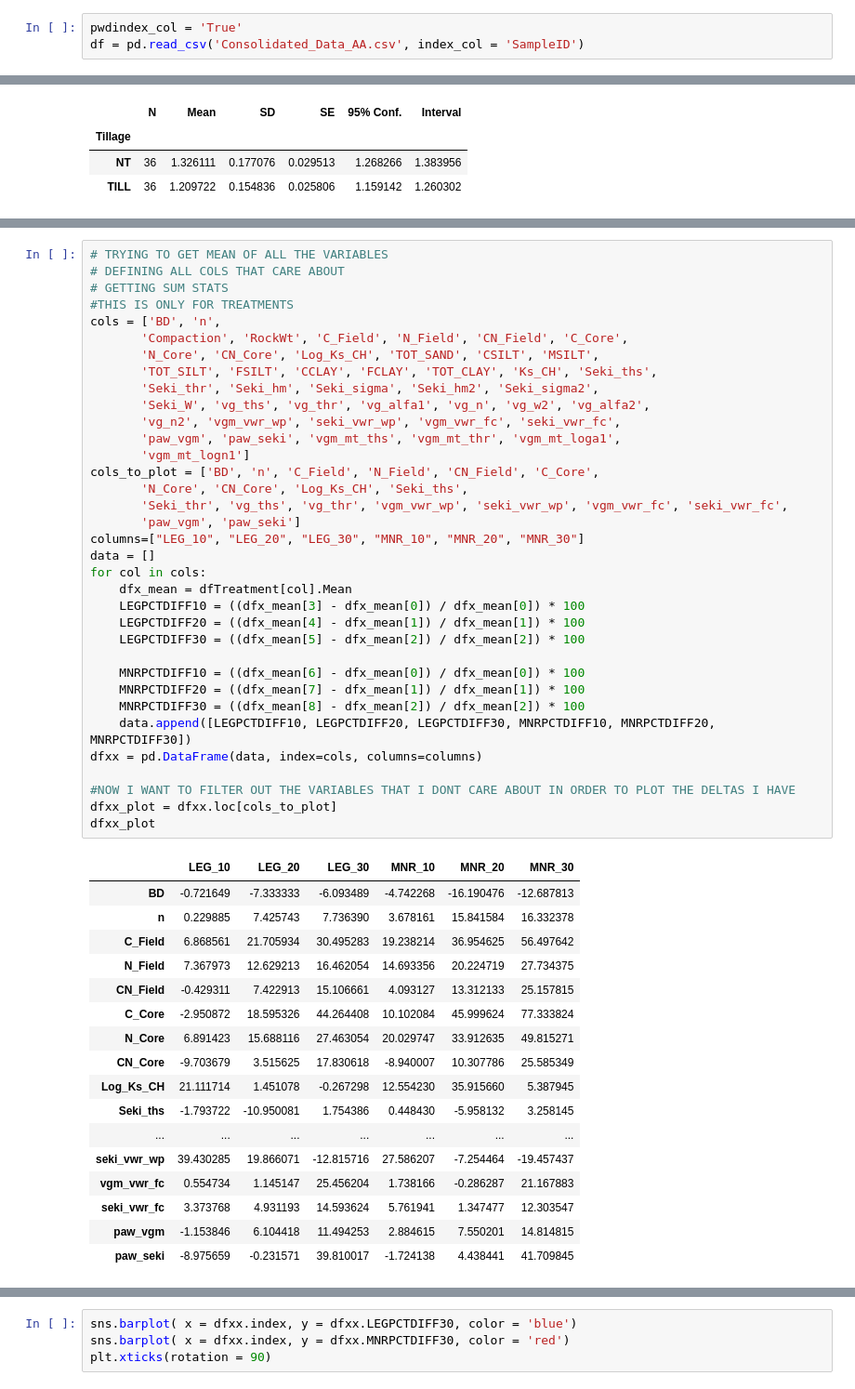
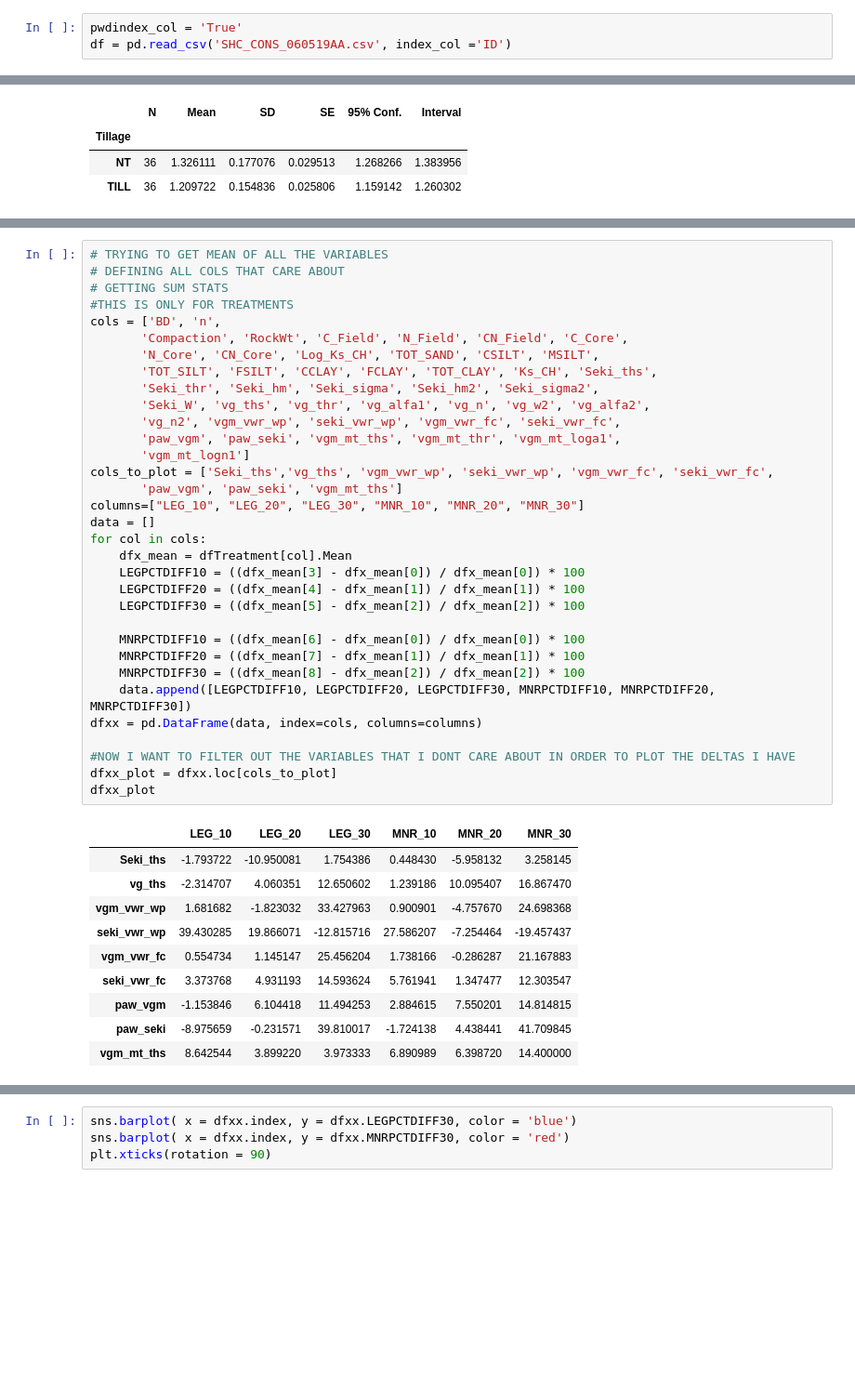
Before and after one commit to alfah13/Thesis_Data_Analysis, a Jupyter notebook: RI_Thesis_CN.ipynb, the cells around one changed output, grey strips where cells are left out. Shown at 93% size. Cells and saved outputs as stored; diff of their text form; blank space fills up the shorter version.

```diff
--- a/RI_Thesis_CN.ipynb
+++ b/RI_Thesis_CN.ipynb
@@ -23,4 +26,4 @@ cd C:\Users\Alfahham\Desktop\pythonproj\PCA
 C:\Users\Alfahham\Desktop\pythonproj\PCA
 # %%
 pwdindex_col = 'True'
-df = pd.read_csv('Consolidated_Data_AA.csv', index_col = 'SampleID')
+df = pd.read_csv('SHC_CONS_060519AA.csv', index_col ='ID')
@@ -200,53 +419,44 @@ dfTillage = rp.summary_cont(df.groupby(['Tillage', 'Depth']))[cols]
 # GETTING SUM STATS
 #THIS IS ONLY FOR TREATMENTS
 cols = ['BD', 'n',
        'Compaction', 'RockWt', 'C_Field', 'N_Field', 'CN_Field', 'C_Core',
        'N_Core', 'CN_Core', 'Log_Ks_CH', 'TOT_SAND', 'CSILT', 'MSILT',
        'TOT_SILT', 'FSILT', 'CCLAY', 'FCLAY', 'TOT_CLAY', 'Ks_CH', 'Seki_ths',
        'Seki_thr', 'Seki_hm', 'Seki_sigma', 'Seki_hm2', 'Seki_sigma2',
        'Seki_W', 'vg_ths', 'vg_thr', 'vg_alfa1', 'vg_n', 'vg_w2', 'vg_alfa2',
        'vg_n2', 'vgm_vwr_wp', 'seki_vwr_wp', 'vgm_vwr_fc', 'seki_vwr_fc',
        'paw_vgm', 'paw_seki', 'vgm_mt_ths', 'vgm_mt_thr', 'vgm_mt_loga1',
        'vgm_mt_logn1']
-cols_to_plot = ['BD', 'n', 'C_Field', 'N_Field', 'CN_Field', 'C_Core',
-       'N_Core', 'CN_Core', 'Log_Ks_CH', 'Seki_ths',
-       'Seki_thr', 'vg_ths', 'vg_thr', 'vgm_vwr_wp', 'seki_vwr_wp', 'vgm_vwr_fc', 'seki_vwr_fc',
-       'paw_vgm', 'paw_seki']
+cols_to_plot = ['Seki_ths','vg_ths', 'vgm_vwr_wp', 'seki_vwr_wp', 'vgm_vwr_fc', 'seki_vwr_fc',
+       'paw_vgm', 'paw_seki', 'vgm_mt_ths']
 columns=["LEG_10", "LEG_20", "LEG_30", "MNR_10", "MNR_20", "MNR_30"]
 data = []
 for col in cols:
     dfx_mean = dfTreatment[col].Mean
     LEGPCTDIFF10 = ((dfx_mean[3] - dfx_mean[0]) / dfx_mean[0]) * 100
     LEGPCTDIFF20 = ((dfx_mean[4] - dfx_mean[1]) / dfx_mean[1]) * 100
     LEGPCTDIFF30 = ((dfx_mean[5] - dfx_mean[2]) / dfx_mean[2]) * 100
 
     MNRPCTDIFF10 = ((dfx_mean[6] - dfx_mean[0]) / dfx_mean[0]) * 100
     MNRPCTDIFF20 = ((dfx_mean[7] - dfx_mean[1]) / dfx_mean[1]) * 100
     MNRPCTDIFF30 = ((dfx_mean[8] - dfx_mean[2]) / dfx_mean[2]) * 100
     data.append([LEGPCTDIFF10, LEGPCTDIFF20, LEGPCTDIFF30, MNRPCTDIFF10, MNRPCTDIFF20, MNRPCTDIFF30])
 dfxx = pd.DataFrame(data, index=cols, columns=columns)
 
 #NOW I WANT TO FILTER OUT THE VARIABLES THAT I DONT CARE ABOUT IN ORDER TO PLOT THE DELTAS I HAVE
 dfxx_plot = dfxx.loc[cols_to_plot]
 dfxx_plot
 # %% [output]
 |  | LEG_10 | LEG_20 | LEG_30 | MNR_10 | MNR_20 | MNR_30 |
-| BD | -0.721649 | -7.333333 | -6.093489 | -4.742268 | -16.190476 | -12.687813 |
-| n | 0.229885 | 7.425743 | 7.736390 | 3.678161 | 15.841584 | 16.332378 |
-| C_Field | 6.868561 | 21.705934 | 30.495283 | 19.238214 | 36.954625 | 56.497642 |
-| N_Field | 7.367973 | 12.629213 | 16.462054 | 14.693356 | 20.224719 | 27.734375 |
-| CN_Field | -0.429311 | 7.422913 | 15.106661 | 4.093127 | 13.312133 | 25.157815 |
-| C_Core | -2.950872 | 18.595326 | 44.264408 | 10.102084 | 45.999624 | 77.333824 |
-| N_Core | 6.891423 | 15.688116 | 27.463054 | 20.029747 | 33.912635 | 49.815271 |
-| CN_Core | -9.703679 | 3.515625 | 17.830618 | -8.940007 | 10.307786 | 25.585349 |
-| Log_Ks_CH | 21.111714 | 1.451078 | -0.267298 | 12.554230 | 35.915660 | 5.387945 |
 | Seki_ths | -1.793722 | -10.950081 | 1.754386 | 0.448430 | -5.958132 | 3.258145 |
-| ... | ... | ... | ... | ... | ... | ... |
+| vg_ths | -2.314707 | 4.060351 | 12.650602 | 1.239186 | 10.095407 | 16.867470 |
+| vgm_vwr_wp | 1.681682 | -1.823032 | 33.427963 | 0.900901 | -4.757670 | 24.698368 |
 | seki_vwr_wp | 39.430285 | 19.866071 | -12.815716 | 27.586207 | -7.254464 | -19.457437 |
 | vgm_vwr_fc | 0.554734 | 1.145147 | 25.456204 | 1.738166 | -0.286287 | 21.167883 |
 | seki_vwr_fc | 3.373768 | 4.931193 | 14.593624 | 5.761941 | 1.347477 | 12.303547 |
 | paw_vgm | -1.153846 | 6.104418 | 11.494253 | 2.884615 | 7.550201 | 14.814815 |
 | paw_seki | -8.975659 | -0.231571 | 39.810017 | -1.724138 | 4.438441 | 41.709845 |
+| vgm_mt_ths | 8.642544 | 3.899220 | 3.973333 | 6.890989 | 6.398720 | 14.400000 |
 # %%
 figure, (ax1, ax2, ax3) = plt.subplots(1, 3, figsize=(20,10))
 
```
Also changed, not shown: parts of 43 cells of this notebook.
